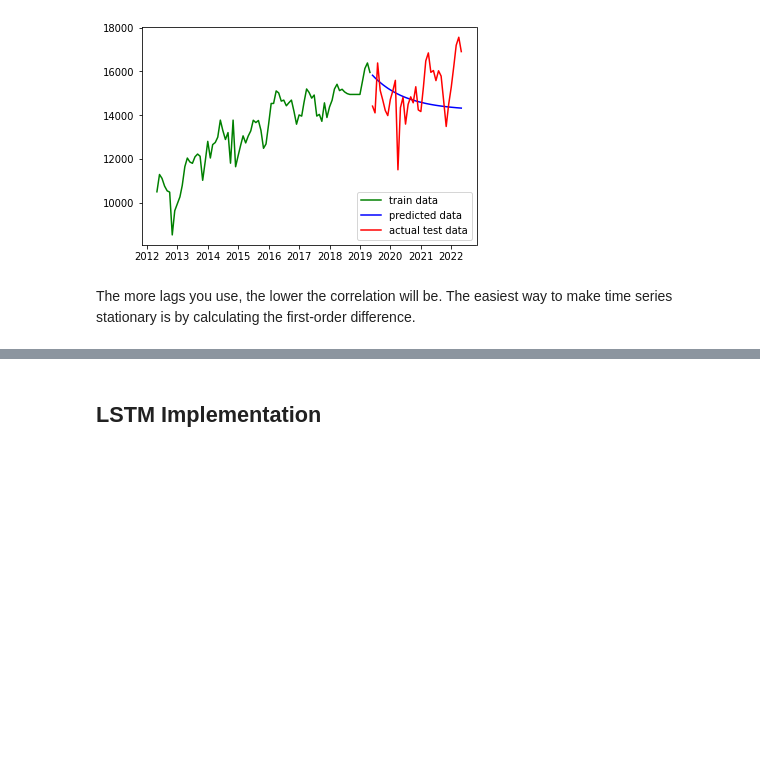
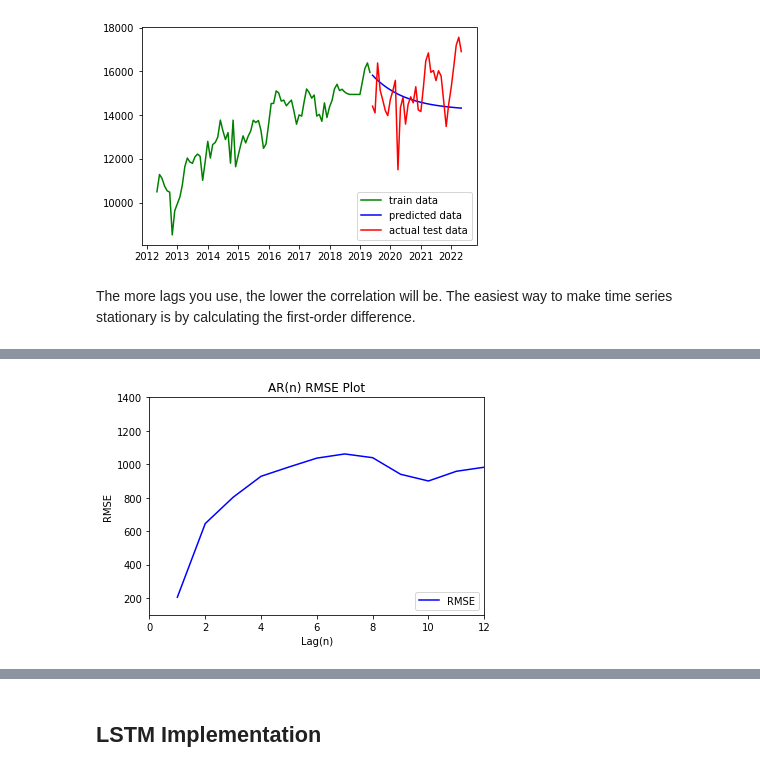
Before and after one commit to OmdenaAI/chennai-india-power-outage, a Jupyter notebook: src/tasks/task-06-Model Building/chennai_power_outage_modeling.ipynb, the cells around one changed output, grey strips where cells are left out. Cells and saved outputs as stored; diff of their text form; code cells hidden in the pictures; blank space fills up the shorter version.

```diff
--- a/src/tasks/task-06-Model Building/chennai_power_outage_modeling.ipynb
+++ b/src/tasks/task-06-Model Building/chennai_power_outage_modeling.ipynb
@@ -498,0 +639,21 @@ pickle.dump(ar_model, open(filename, 'wb'))
+# %%
+pyplot.axis([0, 12, 100, 1400])
+
+pyplot.xlim(0, 12)
+
+# Add title
+# ar_performance_df.index+=1
+pyplot.title("AR(n) RMSE Plot")
+pyplot.plot(ar_performance_df.ar_rmse_scores, color='blue')
+pyplot.legend(["RMSE"], loc ="lower right")
+
+# Add labels
+
+pyplot.xlabel("Lag(n)")
+pyplot.ylabel("RMSE")
+
+# Display
+
+pyplot.show()
+# %% [output]
+[figure, added]
```
Also changed, not shown: parts of 32 cells of this notebook, 2 other files.
